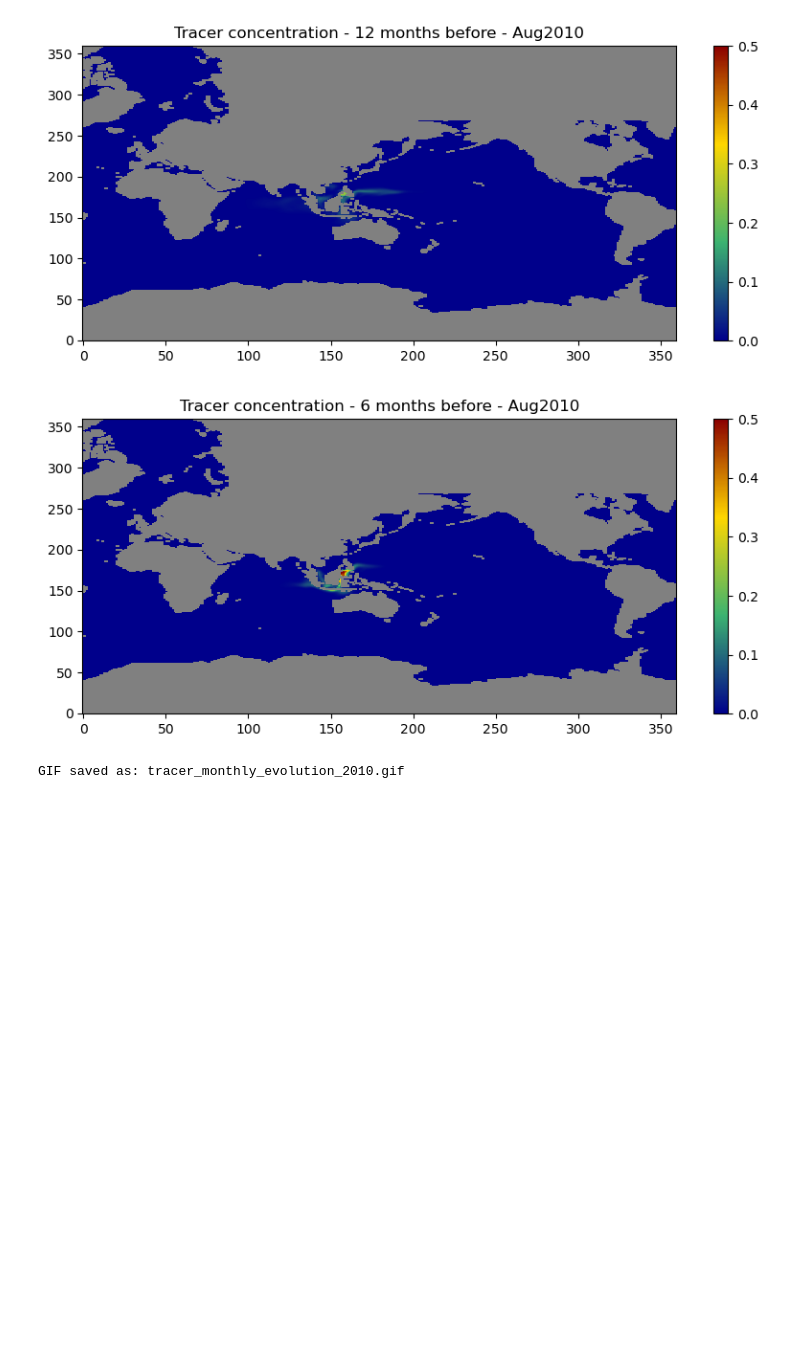
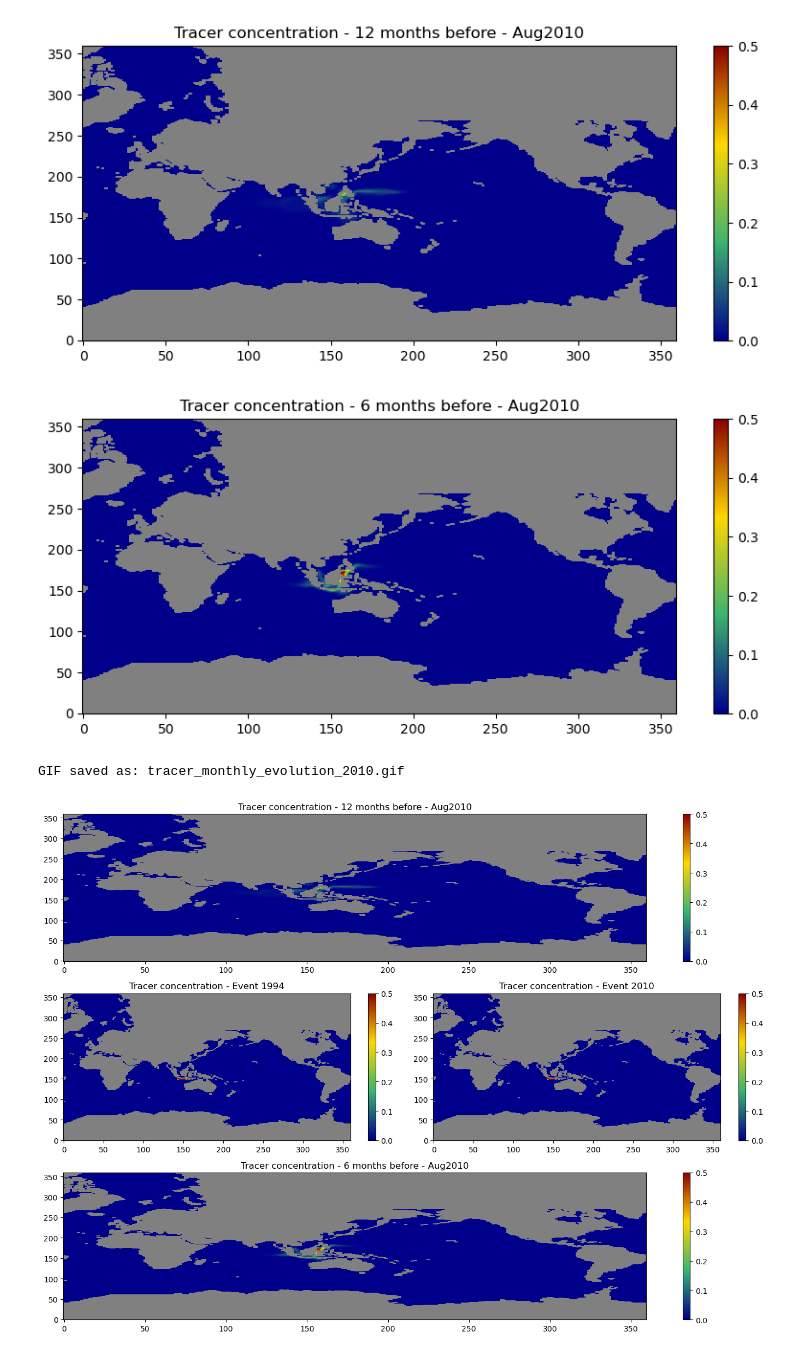
Before and after one commit to ECCO-Summer-School/ESS25-Team_ECCO-UP, a Jupyter notebook: contributors/mili/tracer_1994_2010.ipynb, the cells around one changed output. Saved outputs shown, nothing was run; the diff lists cells and outputs as text; code cells hidden in the pictures; blank space fills up the shorter version.

```diff
--- a/contributors/mili/tracer_1994_2010.ipynb
+++ b/contributors/mili/tracer_1994_2010.ipynb
@@ -227,7 +227,7 @@ hfacc = globals_dict.get('emu').hfacc
 drf = globals_dict.get('emu').drf
 # %%
 trc_all = return_vars_dict['trc'] # 3d tracer content
-trc_all_vsum = np.sum(hfacc * np.expand_dims(drf, axis=(1,2)) * trc_all, axis=1)
+trc_all_vsum_2010 = np.sum(hfacc * np.expand_dims(drf, axis=(1,2)) * trc_all, axis=1)
 files = return_vars_dict['files']
 # %%
 #### Tracer concentration 2010 specific months ###
@@ -299,3 +299,62 @@ with imageio.get_writer(gif_path, mode='I', duration=10) as writer:
 print(f"GIF saved as: {gif_path}")
 # %% [output]
 GIF saved as: tracer_monthly_evolution_2010.gif
+# %%
+import matplotlib.pyplot as plt
+import numpy as np
+
+# Parámetros
+dscale = 0.1
+vmin = 0
+vmax = 0.5
+
+# Índices de los eventos
+imon_event_1994 = -1
+imon_event_2010 = -1
+imon_12_before_1994 = imon_event_1994 - 12
+imon_6_before_1994 = imon_event_1994 - 6
+imon_12_before_2010 = imon_event_2010 - 12
+imon_6_before_2010 = imon_event_2010 - 6
+
+# Preparar los datos
+masked_12 = dscale * lib_python.nat2globe(trc_all_vsum_2010[imon_12_before_2010, :])
+masked_6 = dscale * lib_python.nat2globe(trc_all_vsum_2010[imon_6_before_2010, :])
+masked_1994 = dscale * lib_python.nat2globe(trc_all_vsum_1994[imon_event_1994, :])
+masked_2010 = dscale * lib_python.nat2globe(trc_all_vsum_2010[imon_event_2010, :])
+
+# Enmascarar tierra
+land_mask = lib_python.nat2globe(hfacc[0]) == 0
+for m in [masked_12, masked_6, masked_1994, masked_2010]:
+    m[land_mask] = np.nan
+
+# Crear figura con 2x2 + 1 layout
+fig = plt.figure(figsize=(14, 10))
+
+# Arriba: 12 meses antes (ocupando toda la fila superior)
+ax1 = plt.subplot2grid((3, 2), (0, 0), colspan=2)
+im1 = ax1.imshow(masked_12, origin='lower', cmap=cmap, aspect='auto', vmin=vmin, vmax=vmax)
+ax1.set_title("Tracer concentration - 12 months before - Aug2010")
+plt.colorbar(im1, ax=ax1, orientation='vertical')
+
+# Izquierda del medio: 1994
+ax2 = plt.subplot2grid((3, 2), (1, 0))
+im2 = ax2.imshow(masked_1994, origin='lower', cmap=cmap, aspect='auto', vmin=vmin, vmax=vmax)
+ax2.set_title("Tracer concentration - Event 1994")
+plt.colorbar(im2, ax=ax2, orientation='vertical')
+
+# Derecha del medio: 2010
+ax3 = plt.subplot2grid((3, 2), (1, 1))
+im3 = ax3.imshow(masked_2010, origin='lower', cmap=cmap, aspect='auto', vmin=vmin, vmax=vmax)
+ax3.set_title("Tracer concentration - Event 2010")
+plt.colorbar(im3, ax=ax3, orientation='vertical')
+
+# Abajo: 6 meses antes (ocupando toda la fila inferior)
+ax4 = plt.subplot2grid((3, 2), (2, 0), colspan=2)
+im4 = ax4.imshow(masked_6, origin='lower', cmap=cmap, aspect='auto', vmin=vmin, vmax=vmax)
+ax4.set_title("Tracer concentration - 6 months before - Aug2010")
+plt.colorbar(im4, ax=ax4, orientation='vertical')
+
+plt.tight_layout()
+plt.show()
+# %% [output]
+[figure, added]
```
Also changed, not shown: parts of 9 cells of this notebook, 2 other files.
